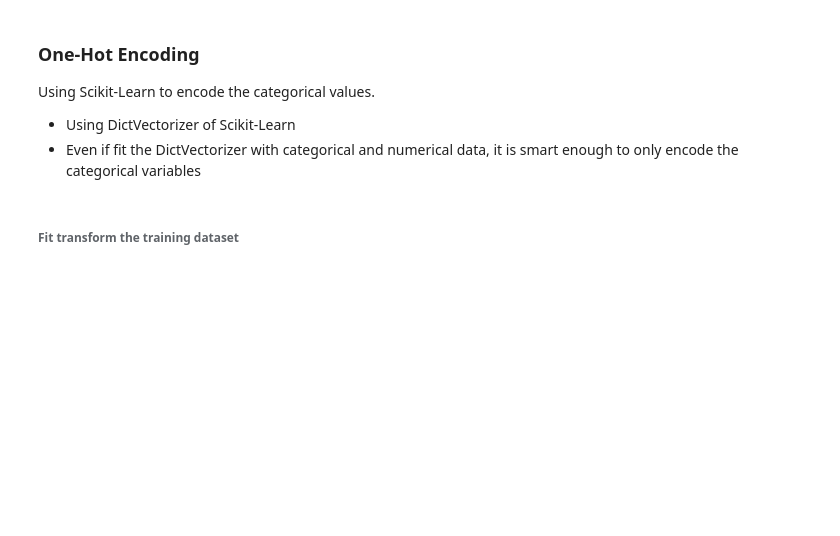
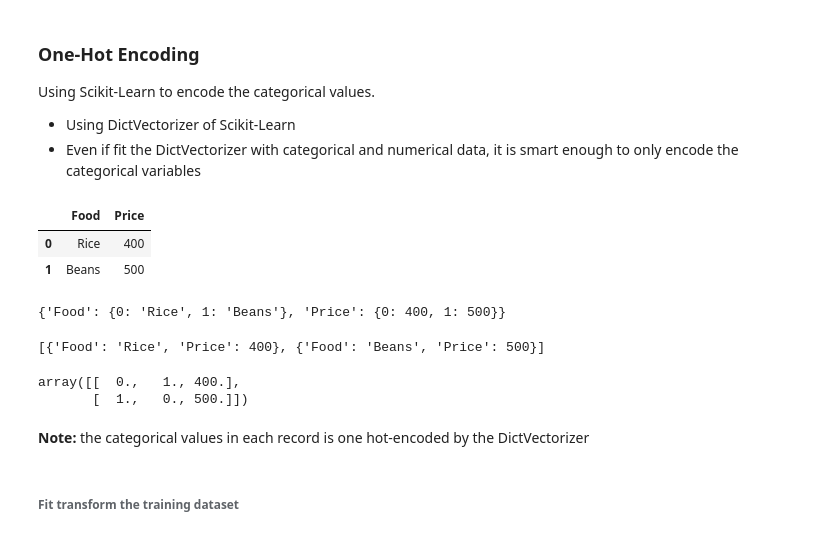
Before and after one commit to omogbolahan94/Customer-Churn-Prediction, a Jupyter notebook: main.ipynb, the cells around one changed output. Drawn from its saved outputs; the diff is of its cells as text; code cells hidden in the pictures; blank space fills up the shorter version.

```diff
--- a/main.ipynb
+++ b/main.ipynb
@@ -427,6 +429,32 @@ Using Scikit-Learn to encode the categorical values.
 * Even if fit the DictVectorizer with categorical and numerical data, it is smart enough to only encode the categorical variables
 # %%
 from sklearn.feature_extraction import DictVectorizer
+# %%
+dv_df = pd.DataFrame({'Food':['Rice', 'Beans'], 'Price':[400, 500]})
+dv_df
+# %% [output]
+|  | Food | Price |
+| 0 | Rice | 400 |
+| 1 | Beans | 500 |
+# %%
+dv_df.to_dict()
+# %% [output]
+{'Food': {0: 'Rice', 1: 'Beans'}, 'Price': {0: 400, 1: 500}}
+# %%
+oriented_dv_df = dv_df.to_dict(orient='records')
+oriented_dv_df
+# %% [output]
+[{'Food': 'Rice', 'Price': 400}, {'Food': 'Beans', 'Price': 500}]
+# %%
+v = DictVectorizer(sparse=False)
+D = [{'foo': 1, 'bar': 2}, {'foo': 3, 'baz': 1}]
+vd = v.fit_transform(oriented_dv_df)
+vd
+# %% [output]
+array([[  0.,   1., 400.],
+       [  1.,   0., 500.]])
+# %% [markdown]
+**Note:** the categorical values in each record is one hot-encoded by the DictVectorizer
 # %% [markdown]
 ###### Fit transform the training dataset
 # %%
```
Also changed, not shown: parts of 18 cells of this notebook.
